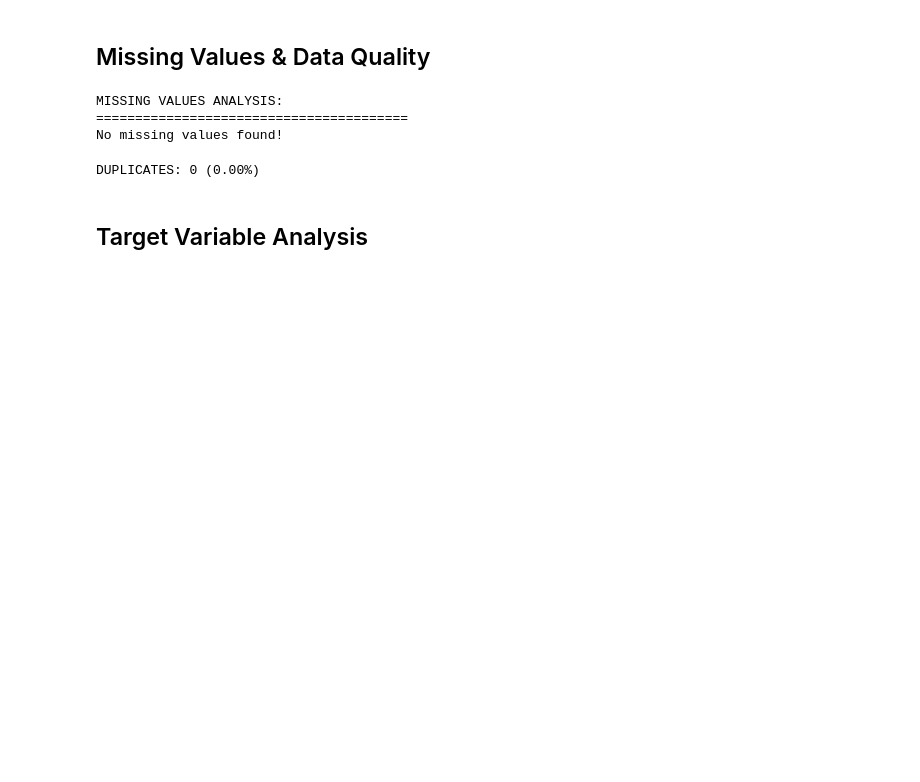
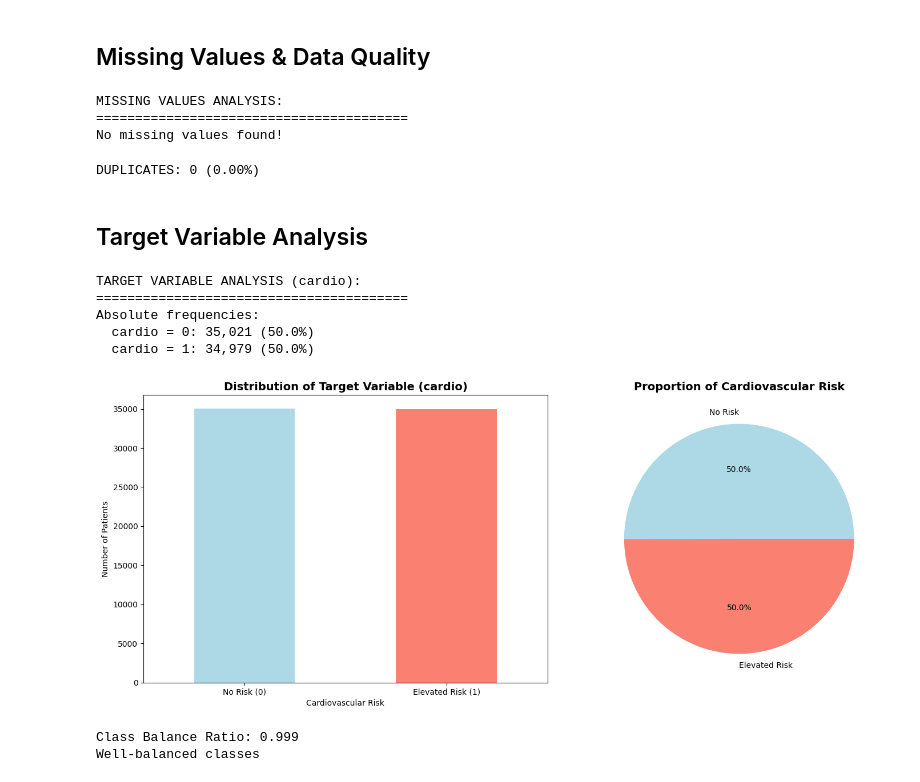
Before and after one commit to eyyuboeztuerk-arch/DPP-Stackfuel-Data-Science-Projekt, a Jupyter notebook: notebooks/01_exploration.ipynb, the cells around one changed output. Cells and saved outputs as stored; diff of their text form; code cells hidden in the pictures; blank space fills up the shorter version.

Commit message:
add new code section: distribution and balance of target variable

```diff
--- a/notebooks/01_exploration.ipynb
+++ b/notebooks/01_exploration.ipynb
@@ -244,3 +244,53 @@ if duplicates > 0:
 DUPLICATES: 0 (0.00%)
 # %% [markdown]
 ## Target Variable Analysis
+# %%
+# =============================================================================
+# 4. TARGET VARIABLE ANALYSIS
+# =============================================================================
+
+print("TARGET VARIABLE ANALYSIS (cardio):")
+print("="*40)
+
+# Distribution of target variable
+target_counts = df['cardio'].value_counts()
+target_props = df['cardio'].value_counts(normalize=True)
+
+print("Absolute frequencies:")
+for val, count in target_counts.items():
+    print(f"  cardio = {val}: {count:,} ({target_props[val]*100:.1f}%)")
+
+# Visualization
+fig, (ax1, ax2) = plt.subplots(1, 2, figsize=(15, 6))
+
+# Bar chart
+target_counts.plot(kind='bar', ax=ax1, color=['lightblue', 'salmon'])
+ax1.set_title('Distribution of Target Variable (cardio)', fontsize=14, fontweight='bold')
+ax1.set_xlabel('Cardiovascular Risk')
+ax1.set_ylabel('Number of Patients')
+ax1.set_xticklabels(['No Risk (0)', 'Elevated Risk (1)'], rotation=0)
+
+# Pie chart
+ax2.pie(target_counts.values, labels=['No Risk', 'Elevated Risk'],
+        autopct='%1.1f%%', colors=['lightblue', 'salmon'])
+ax2.set_title('Proportion of Cardiovascular Risk', fontsize=14, fontweight='bold')
+
+plt.tight_layout()
+plt.show()
+
+# Class imbalance check
+imbalance_ratio = target_counts.min() / target_counts.max()
+print(f"\nClass Balance Ratio: {imbalance_ratio:.3f}")
+if imbalance_ratio < 0.8:
+    print("Slight class imbalance - should be considered during modeling")
+else:
+    print("Well-balanced classes")
+# %% [output]
+TARGET VARIABLE ANALYSIS (cardio):
+========================================
+Absolute frequencies:
+  cardio = 0: 35,021 (50.0%)
+  cardio = 1: 34,979 (50.0%)
+[figure, added]
+Class Balance Ratio: 0.999
+Well-balanced classes
```
